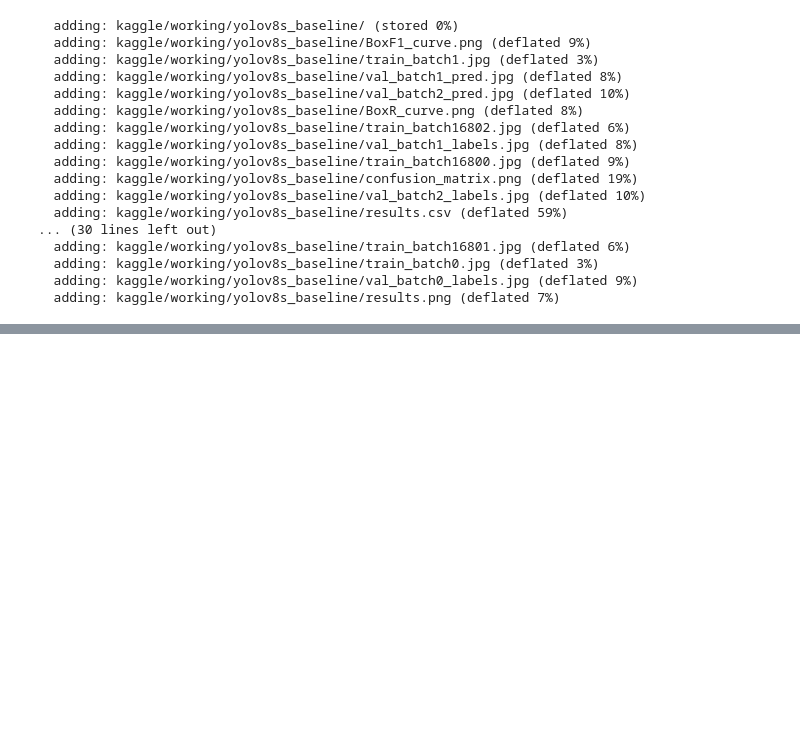
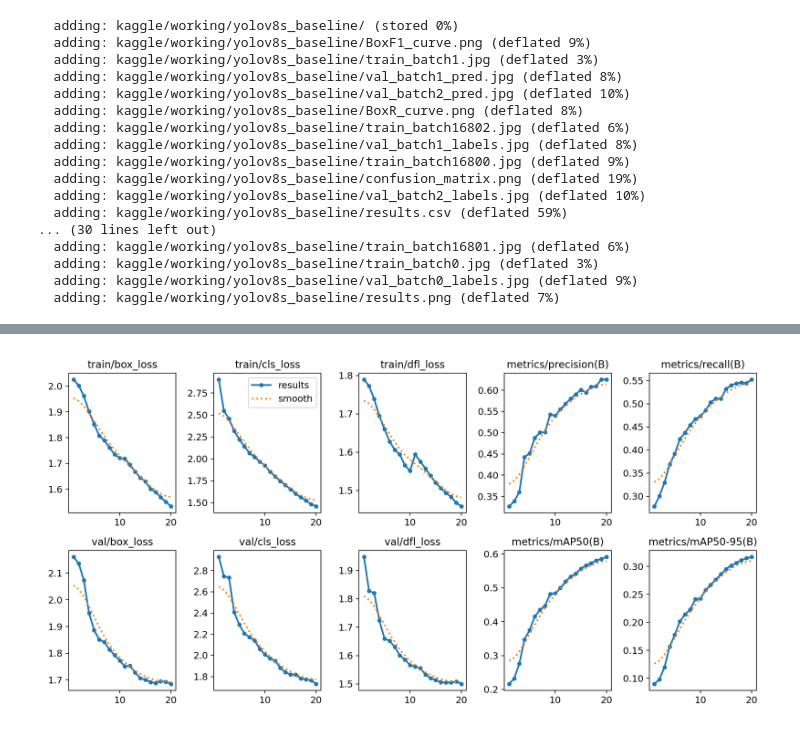
Before and after one commit to AadeeshRS/road-damage-detection-thesis, a Jupyter notebook: notebooks/03_yolov8s_baseline.ipynb, the cells around one changed output, grey strips where cells are left out. Cells and saved outputs as stored; diff of their text form; code cells hidden in the pictures; blank space fills up the shorter version.

```diff
--- a/notebooks/03_yolov8s_baseline.ipynb
+++ b/notebooks/03_yolov8s_baseline.ipynb
@@ -109,0 +128,6 @@ Results saved to /kaggle/working/yolov8s_baseline
+# %%
+from IPython.display import Image
+
+Image("../reports/results/yolov8s/results.png")
+# %% [output]
+[figure, added]
```
Also changed, not shown: parts of 2 cells of this notebook, 1 other file.
